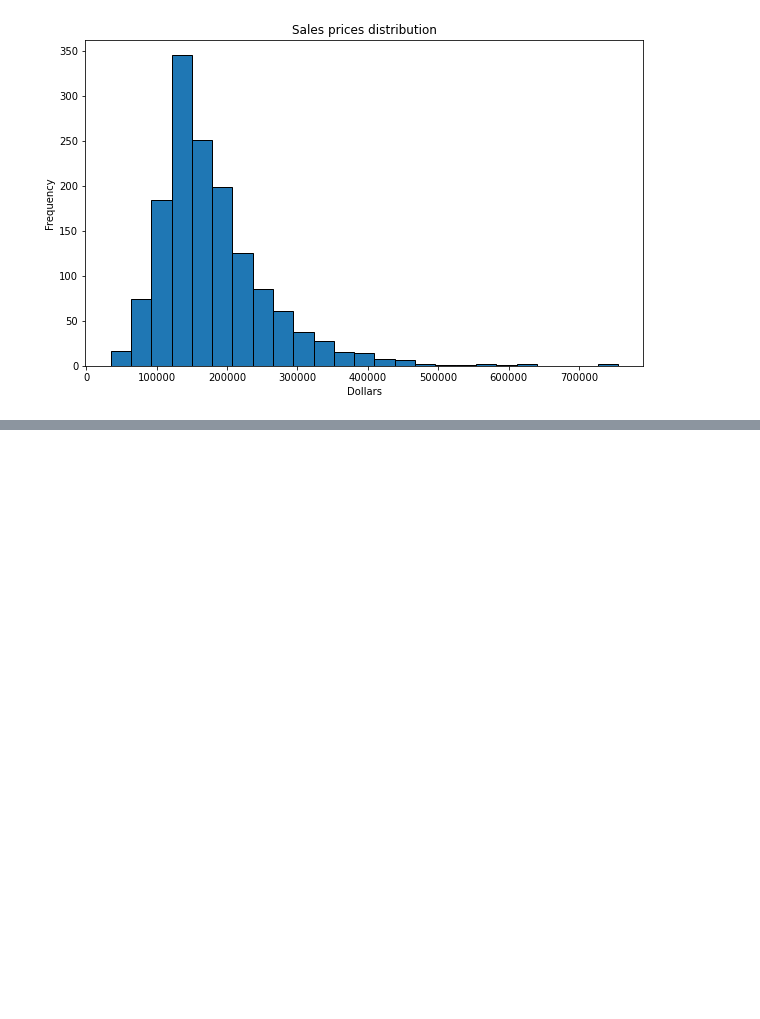
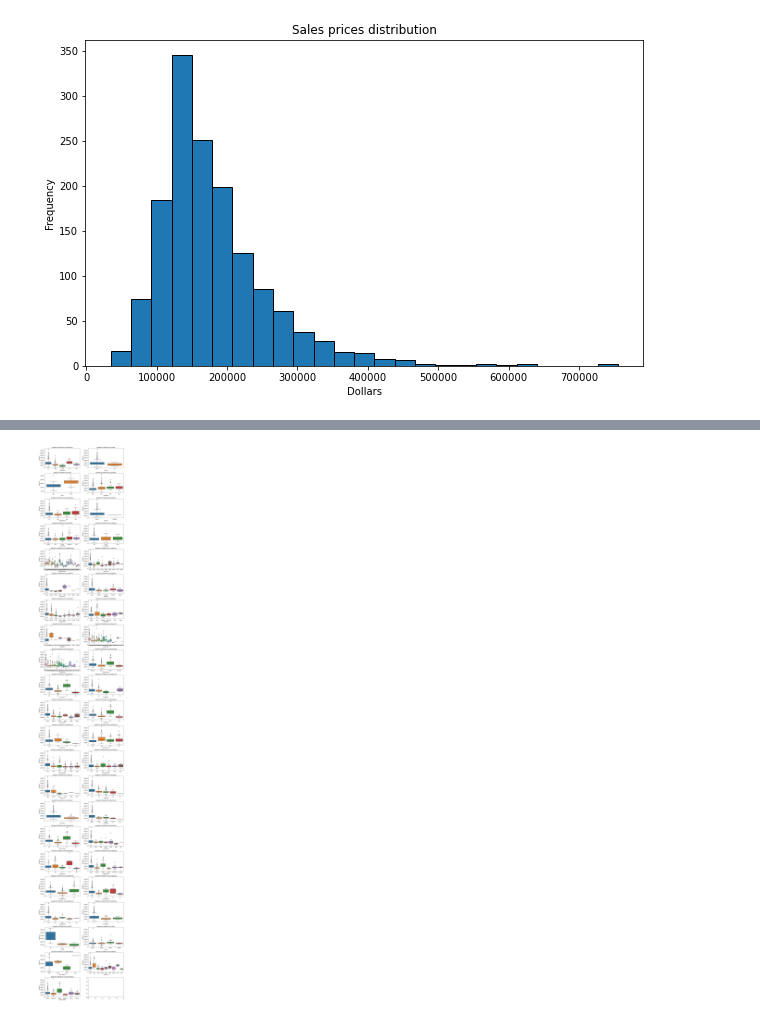
Before and after one commit to mgp165/TFG, a Jupyter notebook: notebooks/EDA/house_prices.ipynb, the cells around one changed output, grey strips where cells are left out. Cells and saved outputs as stored; diff of their text form; code cells hidden in the pictures; blank space fills up the shorter version.

```diff
--- a/notebooks/EDA/house_prices.ipynb
+++ b/notebooks/EDA/house_prices.ipynb
@@ -242,0 +231,14 @@ numerical_columns.remove("Id")
+# %%
+categorical_features = data.select_dtypes(include = ["object"]).columns.tolist()
+
+fig, axs = plt.subplots(nrows=22, ncols=2, figsize=(12, 76))
+axs = axs.flatten()
+
+for i, col in enumerate(categorical_features):
+    sns.boxplot(x=col, y='SalePrice', data=data, ax=axs[i])
+    axs[i].set_title(f'Boxplot of SalePrice by {col}')
+
+plt.tight_layout()
+plt.show()
+# %% [output]
+[figure, added]
```
Also changed, not shown: parts of 13 cells of this notebook.
